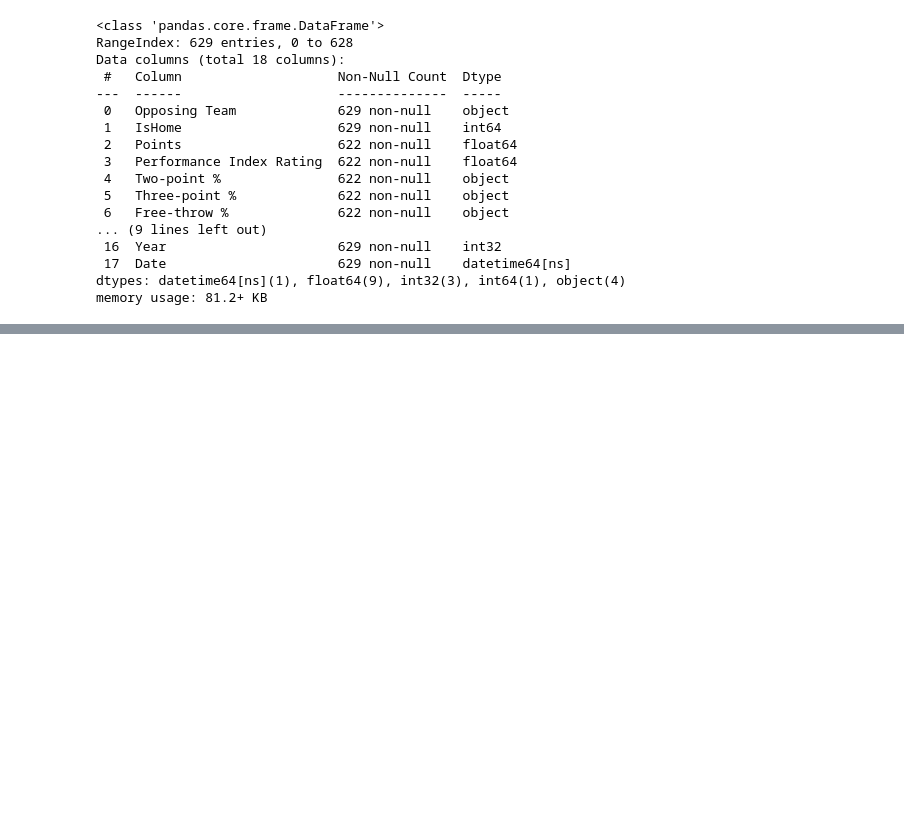
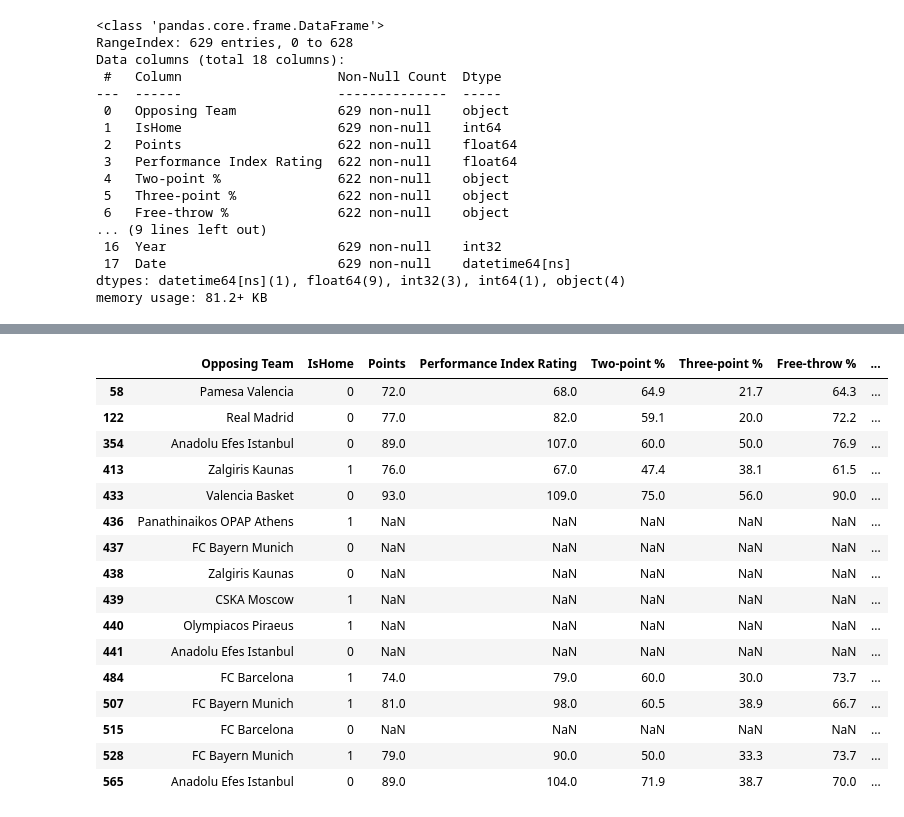
Before and after one commit to ensarakbas77/fb-beko-dataset-builder, a Jupyter notebook: DataPreprocessing.ipynb, the cells around one changed output, grey strips where cells are left out. Cells and saved outputs as stored; diff of their text form; code cells hidden in the pictures; blank space fills up the shorter version.

```diff
--- a/DataPreprocessing.ipynb
+++ b/DataPreprocessing.ipynb
@@ -138,3 +138,6 @@ Data columns (total 18 columns):
  17  Date                      629 non-null    datetime64[ns]
 dtypes: datetime64[ns](1), float64(9), int32(3), int64(1), object(4)
 memory usage: 81.2+ KB
+# %%
+for col in ["Two-point %", "Three-point %", "Free-throw %"]:
+    df[col] = df[col].str.replace("%", "").astype(float)
@@ -140,0 +184,20 @@ memory usage: 81.2+ KB
+# %%
+df[df["Turnovers"].isna()] # tüm NaN içeren satırlar
+# %% [output]
+|  | Opposing Team | IsHome | Points | Performance Index Rating | Two-point % | Three-point % | Free-throw % | ... |
+| 58 | Pamesa Valencia | 0 | 72.0 | 68.0 | 64.9 | 21.7 | 64.3 | ... |
+| 122 | Real Madrid | 0 | 77.0 | 82.0 | 59.1 | 20.0 | 72.2 | ... |
+| 354 | Anadolu Efes Istanbul | 0 | 89.0 | 107.0 | 60.0 | 50.0 | 76.9 | ... |
+| 413 | Zalgiris Kaunas | 1 | 76.0 | 67.0 | 47.4 | 38.1 | 61.5 | ... |
+| 433 | Valencia Basket | 0 | 93.0 | 109.0 | 75.0 | 56.0 | 90.0 | ... |
+| 436 | Panathinaikos OPAP Athens | 1 | NaN | NaN | NaN | NaN | NaN | ... |
+| 437 | FC Bayern Munich | 0 | NaN | NaN | NaN | NaN | NaN | ... |
+| 438 | Zalgiris Kaunas | 0 | NaN | NaN | NaN | NaN | NaN | ... |
+| 439 | CSKA Moscow | 1 | NaN | NaN | NaN | NaN | NaN | ... |
+| 440 | Olympiacos Piraeus | 1 | NaN | NaN | NaN | NaN | NaN | ... |
+| 441 | Anadolu Efes Istanbul | 0 | NaN | NaN | NaN | NaN | NaN | ... |
+| 484 | FC Barcelona | 1 | 74.0 | 79.0 | 60.0 | 30.0 | 73.7 | ... |
+| 507 | FC Bayern Munich | 1 | 81.0 | 98.0 | 60.5 | 38.9 | 66.7 | ... |
+| 515 | FC Barcelona | 0 | NaN | NaN | NaN | NaN | NaN | ... |
+| 528 | FC Bayern Munich | 1 | 79.0 | 90.0 | 50.0 | 33.3 | 73.7 | ... |
+| 565 | Anadolu Efes Istanbul | 0 | 89.0 | 104.0 | 71.9 | 38.7 | 70.0 | ... |
```
Also changed, not shown: parts of 7 cells of this notebook.
